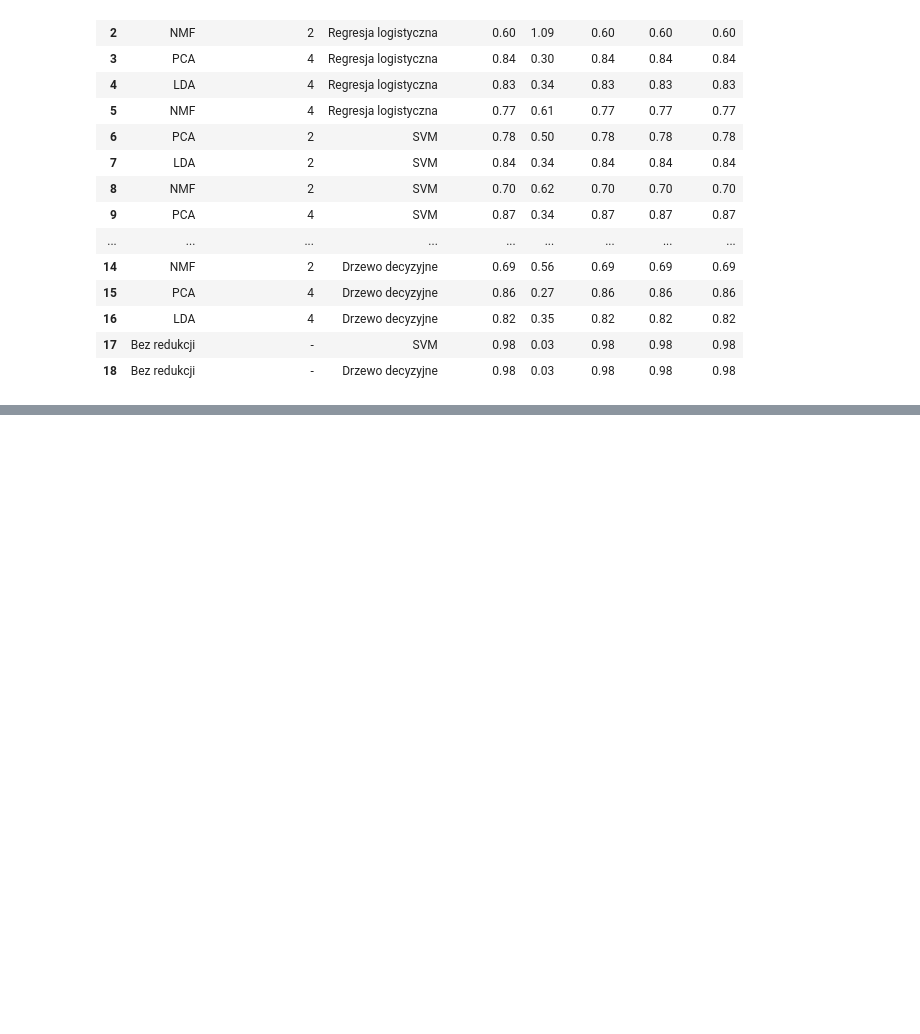
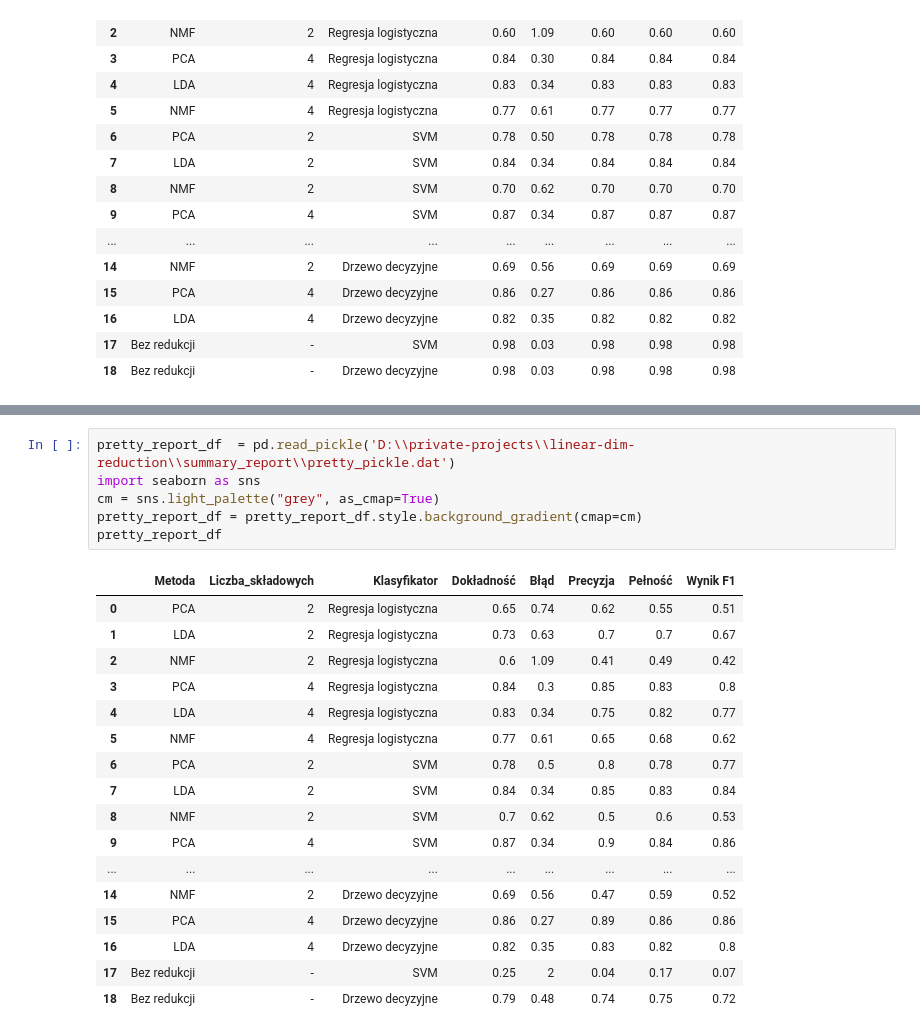
Before and after one commit to WookiePL/linear-dim-reduction, a Jupyter notebook: summary_report/sum_report.ipynb, the cells around one changed output, grey strips where cells are left out. Cells and saved outputs as stored; diff of their text form; blank space fills up the shorter version.

```diff
--- a/summary_report/sum_report.ipynb
+++ b/summary_report/sum_report.ipynb
@@ -591,0 +620,24 @@ pretty_report_df.round(roundings)
+# %%
+pretty_report_df  = pd.read_pickle('D:\\private-projects\\linear-dim-reduction\\summary_report\\pretty_pickle.dat')
+import seaborn as sns
+cm = sns.light_palette("grey", as_cmap=True)
+pretty_report_df = pretty_report_df.style.background_gradient(cmap=cm)
+pretty_report_df
+# %% [output]
+|  | Metoda | Liczba_składowych | Klasyfikator | Dokładność | Błąd | Precyzja | Pełność | Wynik F1 |
+| 0 | PCA | 2 | Regresja logistyczna | 0.65 | 0.74 | 0.62 | 0.55 | 0.51 |
+| 1 | LDA | 2 | Regresja logistyczna | 0.73 | 0.63 | 0.7 | 0.7 | 0.67 |
+| 2 | NMF | 2 | Regresja logistyczna | 0.6 | 1.09 | 0.41 | 0.49 | 0.42 |
+| 3 | PCA | 4 | Regresja logistyczna | 0.84 | 0.3 | 0.85 | 0.83 | 0.8 |
+| 4 | LDA | 4 | Regresja logistyczna | 0.83 | 0.34 | 0.75 | 0.82 | 0.77 |
+| 5 | NMF | 4 | Regresja logistyczna | 0.77 | 0.61 | 0.65 | 0.68 | 0.62 |
+| 6 | PCA | 2 | SVM | 0.78 | 0.5 | 0.8 | 0.78 | 0.77 |
+| 7 | LDA | 2 | SVM | 0.84 | 0.34 | 0.85 | 0.83 | 0.84 |
+| 8 | NMF | 2 | SVM | 0.7 | 0.62 | 0.5 | 0.6 | 0.53 |
+| 9 | PCA | 4 | SVM | 0.87 | 0.34 | 0.9 | 0.84 | 0.86 |
+| ... | ... | ... | ... | ... | ... | ... | ... | ... |
+| 14 | NMF | 2 | Drzewo decyzyjne | 0.69 | 0.56 | 0.47 | 0.59 | 0.52 |
+| 15 | PCA | 4 | Drzewo decyzyjne | 0.86 | 0.27 | 0.89 | 0.86 | 0.86 |
+| 16 | LDA | 4 | Drzewo decyzyjne | 0.82 | 0.35 | 0.83 | 0.82 | 0.8 |
+| 17 | Bez redukcji | - | SVM | 0.25 | 2 | 0.04 | 0.17 | 0.07 |
+| 18 | Bez redukcji | - | Drzewo decyzyjne | 0.79 | 0.48 | 0.74 | 0.75 | 0.72 |
```
Also changed, not shown: parts of 4 cells of this notebook, 7 other files.
